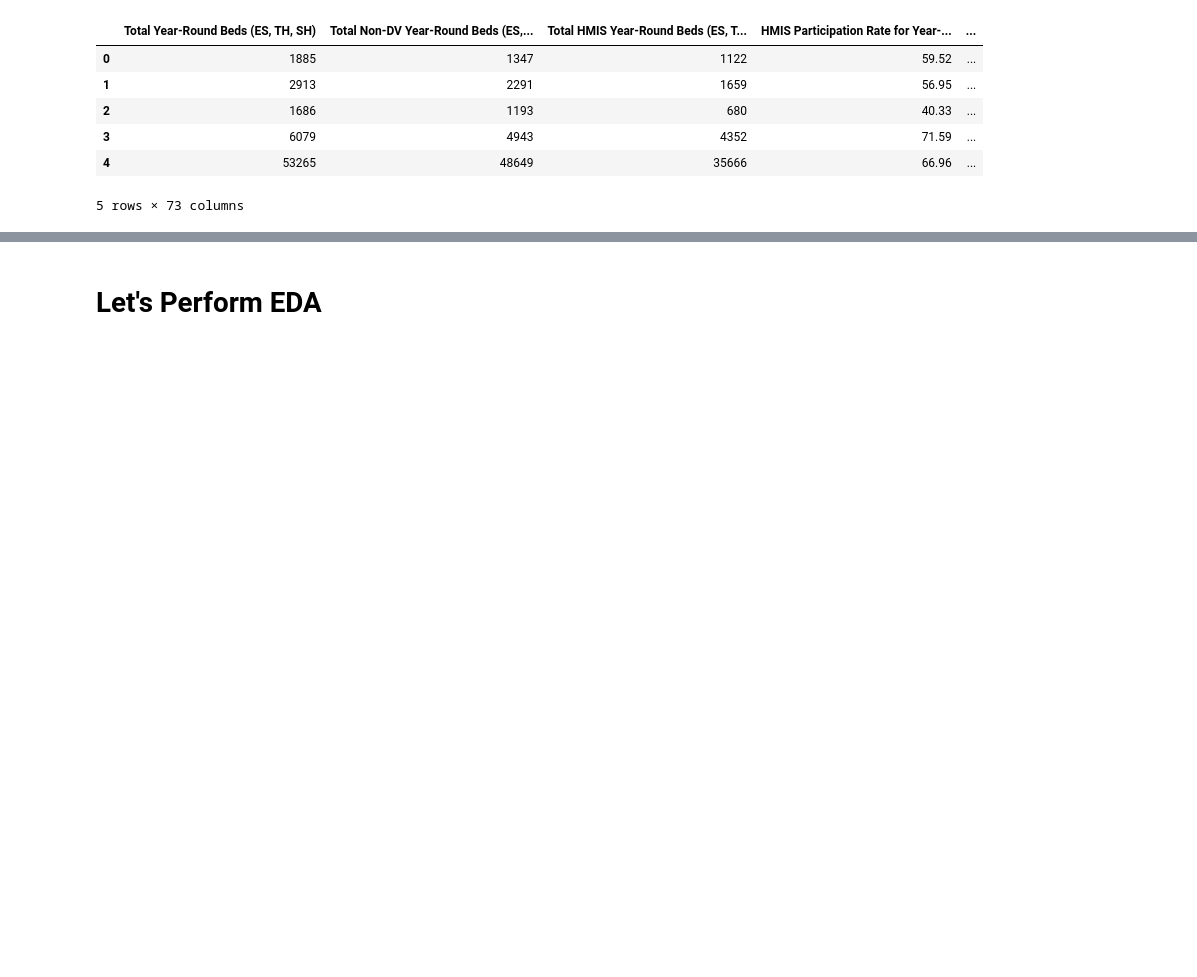
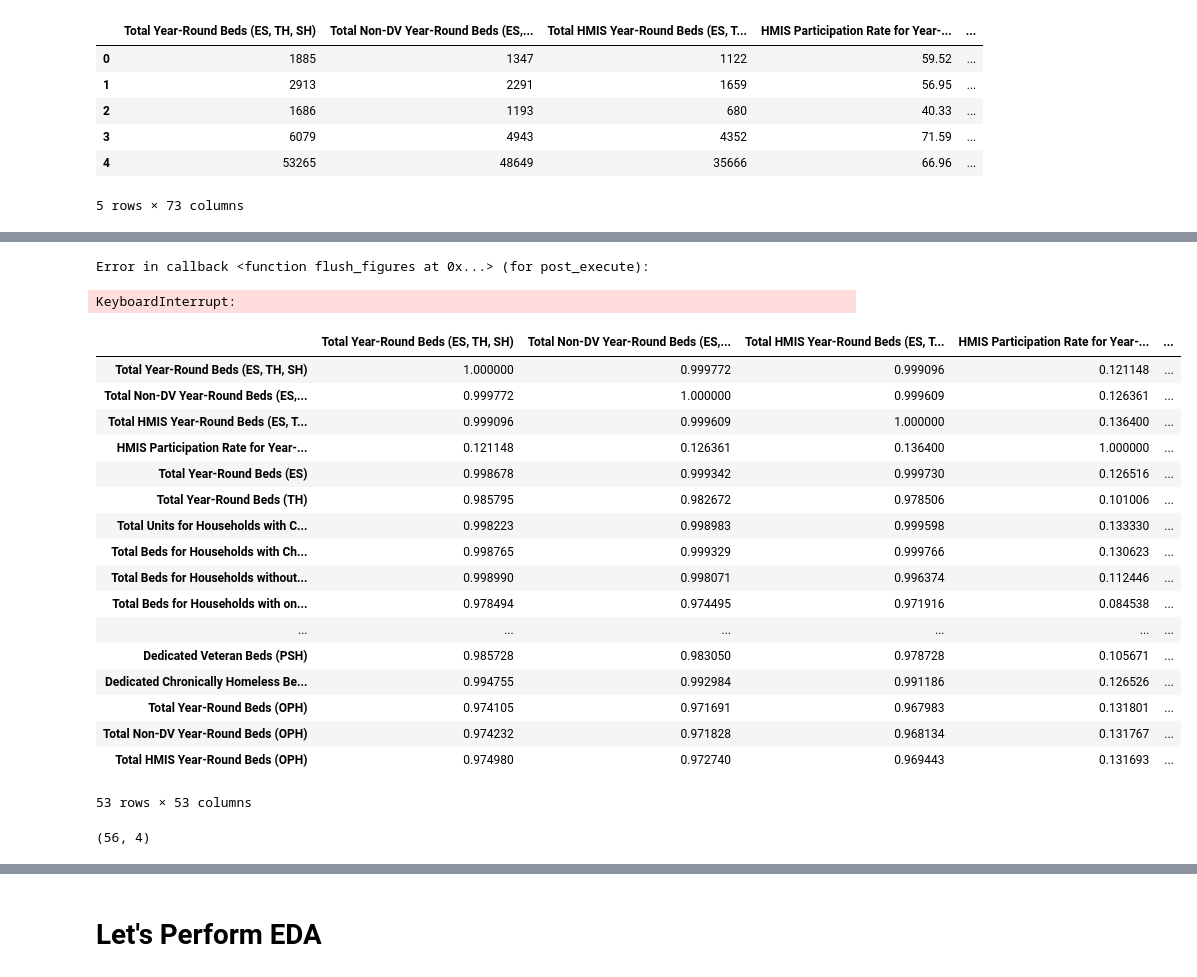
Before and after one commit to OmdenaAI/omdena-texas-homelessness, a Jupyter notebook: src/tasks/task-2-EDA/individual_submissions/EDA Notebooks/2007_2020_housing_inventory_states_by_states.ipynb, the cells around one changed output, grey strips where cells are left out. Cells and saved outputs as stored; diff of their text form; code cells hidden in the pictures; blank space fills up the shorter version.

```diff
--- a/src/tasks/task-2-EDA/individual_submissions/EDA Notebooks/2007_2020_housing_inventory_states_by_states.ipynb
+++ b/src/tasks/task-2-EDA/individual_submissions/EDA Notebooks/2007_2020_housing_inventory_states_by_states.ipynb
@@ -315,4 +315,4 @@ df.head()
 | 4 | 53265 | 48649 | 35666 | 66.96 | ... |
 5 rows × 73 columns
 # %%
-(df == 0).sum(axis=1)
+sol = (df == 0).sum(axis=0)
@@ -339,0 +342,6 @@ SyntaxError: invalid syntax (Temp/ipykernel_8496/2204410172.py, line 1)
+# %%
+col = df.columns
+n = 0.23 * df.shape[0]
+for i in range(len(sol)):
+    if (df[col[i]]==0).sum() > n:
+        df.drop([col[i]] , axis = 1 , inplace=True)
@@ -339,0 +366,33 @@ SyntaxError: invalid syntax (Temp/ipykernel_8496/2204410172.py, line 1)
+# %%
+f, ax = plt.subplots(figsize=(10, 6))
+corr = df[col].corr()
+hm = sns.heatmap(round(corr,2), annot=True, ax=ax, cmap="coolwarm",fmt='.2f',
+                 linewidths=.05)
+f.subplots_adjust(top=0.93)
+t= f.suptitle('Heatmap of Poverty Stats', fontsize=14)
+# %% [output]
+Error in callback <function flush_figures at 0x...> (for post_execute):
+KeyboardInterrupt:
+# %%
+ans = df.corr()
+# %%
+ans
+# %% [output]
+|  | Total Year-Round Beds (ES, TH, SH) | Total Non-DV Year-Round Beds (ES,... | Total HMIS Year-Round Beds (ES, T... | HMIS Participation Rate for Year-... | ... |
+| Total Year-Round Beds (ES, TH, SH) | 1.000000 | 0.999772 | 0.999096 | 0.121148 | ... |
+| Total Non-DV Year-Round Beds (ES,... | 0.999772 | 1.000000 | 0.999609 | 0.126361 | ... |
+| Total HMIS Year-Round Beds (ES, T... | 0.999096 | 0.999609 | 1.000000 | 0.136400 | ... |
+| HMIS Participation Rate for Year-... | 0.121148 | 0.126361 | 0.136400 | 1.000000 | ... |
+| Total Year-Round Beds (ES) | 0.998678 | 0.999342 | 0.999730 | 0.126516 | ... |
+| Total Year-Round Beds (TH) | 0.985795 | 0.982672 | 0.978506 | 0.101006 | ... |
+| Total Units for Households with C... | 0.998223 | 0.998983 | 0.999598 | 0.133330 | ... |
+| Total Beds for Households with Ch... | 0.998765 | 0.999329 | 0.999766 | 0.130623 | ... |
+| Total Beds for Households without... | 0.998990 | 0.998071 | 0.996374 | 0.112446 | ... |
+| Total Beds for Households with on... | 0.978494 | 0.974495 | 0.971916 | 0.084538 | ... |
+| ... | ... | ... | ... | ... | ... |
+| Dedicated Veteran Beds (PSH) | 0.985728 | 0.983050 | 0.978728 | 0.105671 | ... |
+| Dedicated Chronically Homeless Be... | 0.994755 | 0.992984 | 0.991186 | 0.126526 | ... |
+| Total Year-Round Beds (OPH) | 0.974105 | 0.971691 | 0.967983 | 0.131801 | ... |
+| Total Non-DV Year-Round Beds (OPH) | 0.974232 | 0.971828 | 0.968134 | 0.131767 | ... |
+| Total HMIS Year-Round Beds (OPH) | 0.974980 | 0.972740 | 0.969443 | 0.131693 | ... |
+53 rows × 53 columns
@@ -339,0 +410,4 @@ SyntaxError: invalid syntax (Temp/ipykernel_8496/2204410172.py, line 1)
+# %%
+df.shape
+# %% [output]
+(56, 4)
```
Also changed, not shown: parts of 14 cells of this notebook, 4 other files.
